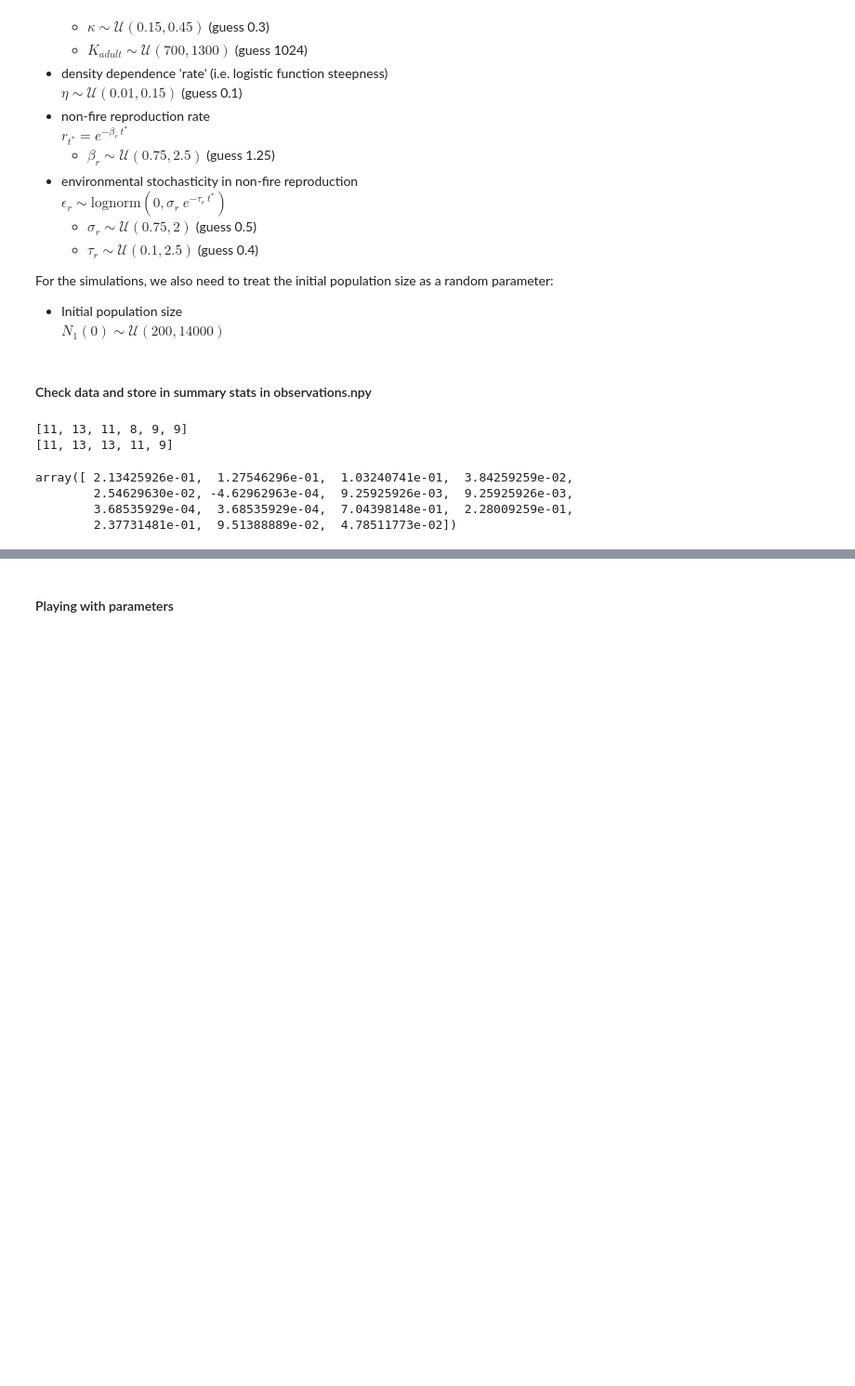
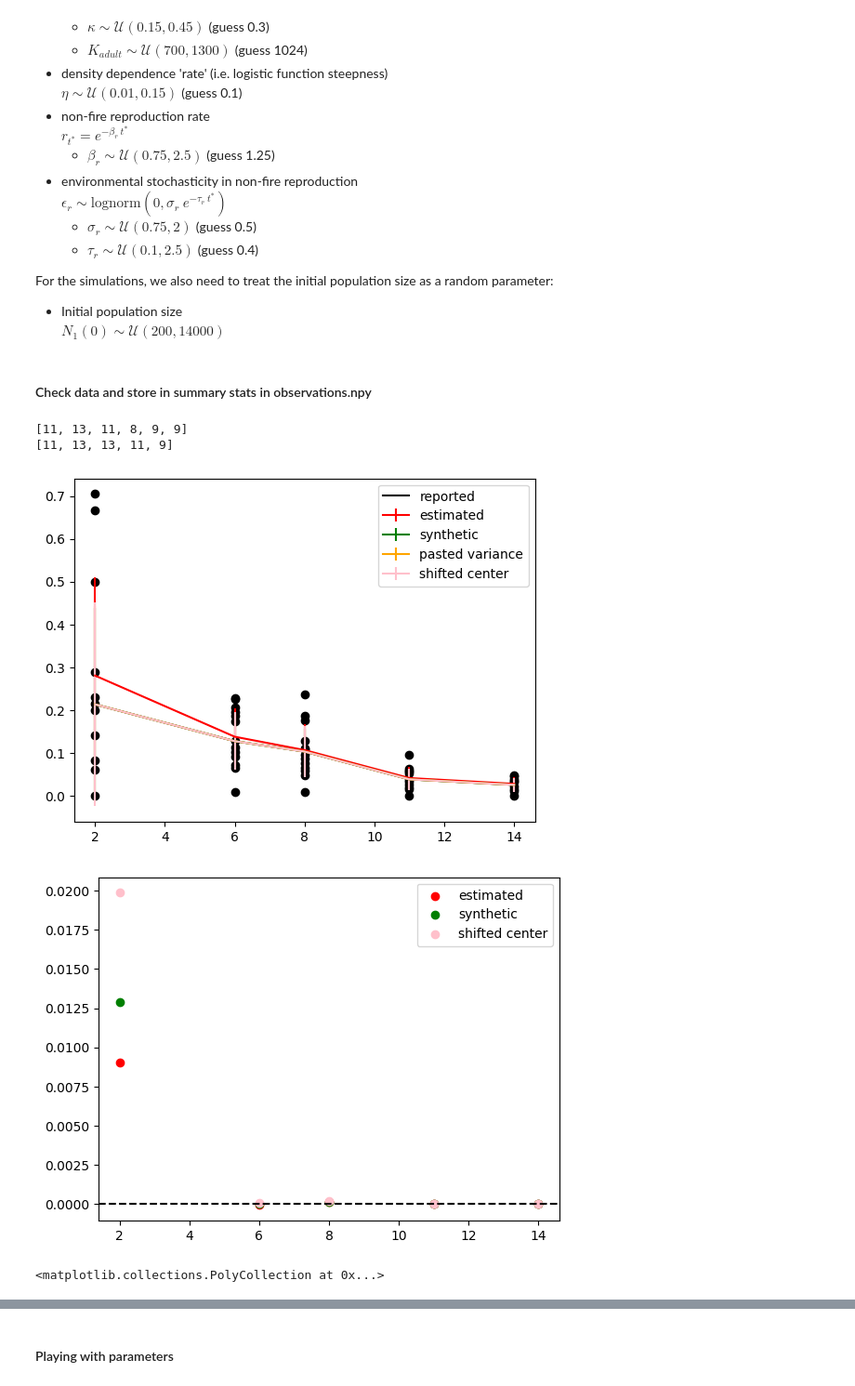
Before and after one commit to patricklawton/TecateCypress, a Jupyter notebook: model_fitting/sbi.ipynb, the cells around one changed output, grey strips where cells are left out. Shown at 93% size. Saved outputs shown, nothing was run; the diff lists cells and outputs as text; code cells hidden in the pictures; blank space fills up the shorter version.

```diff
--- a/model_fitting/sbi.ipynb
+++ b/model_fitting/sbi.ipynb
@@ -317,10 +318,62 @@ np.save('observations/observations.npy', observations)
 # %% [output]
 [11, 13, 11, 8, 9, 9]
 [11, 13, 13, 11, 9]
-# %%
-observations
-# %% [output]
-array([ 2.13425926e-01,  1.27546296e-01,  1.03240741e-01,  3.84259259e-02,
-        2.54629630e-02, -4.62962963e-04,  9.25925926e-03,  9.25925926e-03,
-        3.68535929e-04,  3.68535929e-04,  7.04398148e-01,  2.28009259e-01,
-        2.37731481e-01,  9.51388889e-02,  4.78511773e-02])
+# %%
+fn = 'observations/mortality.csv'
+mortality_o = pd.read_csv(fn, header=None)
+mortality_o[0] = [round(v) for v in mortality_o[0]]
+plt.scatter(mortality_o[0].to_numpy(), mortality_o[1].to_numpy(), color='k')
+fn = 'observations/mortality_avg.csv'
+mortality_avg_o = pd.read_csv(fn, header=None)
+mortality_avg_o[0] = [round(v) for v in mortality_avg_o[0]]
+plt.plot(mortality_avg_o[0].to_numpy(), mortality_avg_o[1].to_numpy(), color='k', label='reported')
+
+census_yrs = [2,6,8,11,14]
+m1 = []; m2 = []; m3 = []
+m1_adj = []; m2_adj = []; m3_adj = []
+m2_shft = []; m3_shft = []
+for t_i, t in enumerate(census_yrs):
+    mort_sub = mortality_o[mortality_o[0]==t][1].to_numpy()
+    est_mean = np.mean(mort_sub)
+    m1.append(est_mean)
+    m2.append(moment(mort_sub, moment=2))
+    m3.append(moment(mort_sub, moment=3))
+    # Add 'synthetic' data point to get estimated avg to match reported
+    # synthetic = (len(mort_sub) + 1) * (mortality_avg_o[1][t_i]) - np.sum(mort_sub)
+    # mort_sub_adj = np.append(mort_sub, [synthetic])
+    num_synth = 4  #need at least 4 to make synthetic point non-negative
+    synthetic = ((len(mort_sub) + num_synth) * (mortality_avg_o[1][t_i]) - np.sum(mort_sub)) / num_synth
+    mort_sub_adj = np.append(mort_sub, np.repeat(synthetic, num_synth))
+    # print(synthetic)
+    m1_adj.append(np.mean(mort_sub_adj))
+    m2_adj.append(moment(mort_sub_adj, moment=2))
+    m3_adj.append(moment(mort_sub_adj, moment=3))
+    # Try computing higher moments assuming reported average
+    m2_shft.append(moment(mort_sub, moment=2, center=mortality_avg_o[1][t_i]))
+    m3_shft.append(moment(mort_sub, moment=3, center=mortality_avg_o[1][t_i]))
+plt.errorbar(census_yrs, m1, yerr=np.sqrt(m2), color='r', label='estimated')
+plt.errorbar(census_yrs, m1_adj, yerr=np.sqrt(m2_adj), color='g', label='synthetic')  #std below zero
+plt.errorbar(census_yrs, mortality_avg_o[1].to_numpy(), yerr=np.sqrt(m2), color='orange', label='pasted variance') #std below zero
+plt.errorbar(census_yrs, mortality_avg_o[1].to_numpy(), yerr=np.sqrt(m2_shft), color='pink', label='shifted center') #std below zero
+plt.legend()
+plt.show()
+plt.scatter(census_yrs, m3, c='r', label='estimated')
+plt.scatter(census_yrs, m3_adj, c='g', label='synthetic')
+plt.scatter(census_yrs, m3_shft, c='pink', label='shifted center')
+plt.axhline(0, ls='--', color='k')
+plt.legend()
+plt.show()
+plt.scatter(mortality_o[0].to_numpy(), mortality_o[1].to_numpy(), color='k')
+plt.plot(mortality_avg_o[0].to_numpy(), mortality_avg_o[1].to_numpy(), color='k')
+mort_subs = [mortality_o[mortality_o[0]==t][1].to_numpy() for t in census_yrs]
+percentiles = np.empty((2, len(census_yrs)))
+percentiles[0] = [np.percentile(ms, 20) for ms in mort_subs]
+percentiles[1] = [np.percentile(ms, 80) for ms in mort_subs]
+medians = [np.median(ms) for ms in mort_subs]
+plt.plot(census_yrs, medians)
+# plt.errorbar(census_yrs, medians, yerr=percentiles)
+plt.fill_between(census_yrs, percentiles[0], percentiles[1], alpha=0.25)
+# %% [output]
+[figure, added]
+[figure, added]
+<matplotlib.collections.PolyCollection at 0x...>
```
Also changed, not shown: parts of 10 cells of this notebook, 6 other files.
